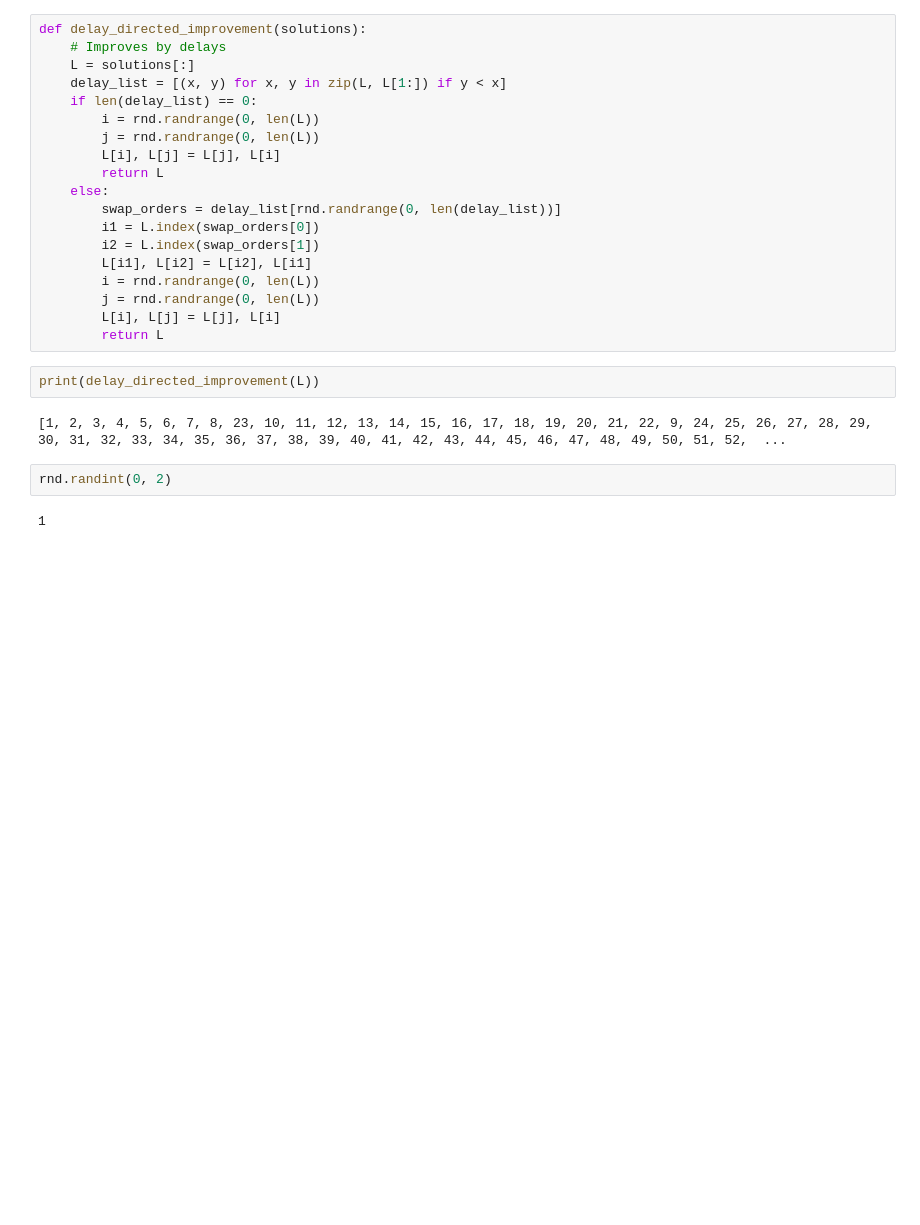
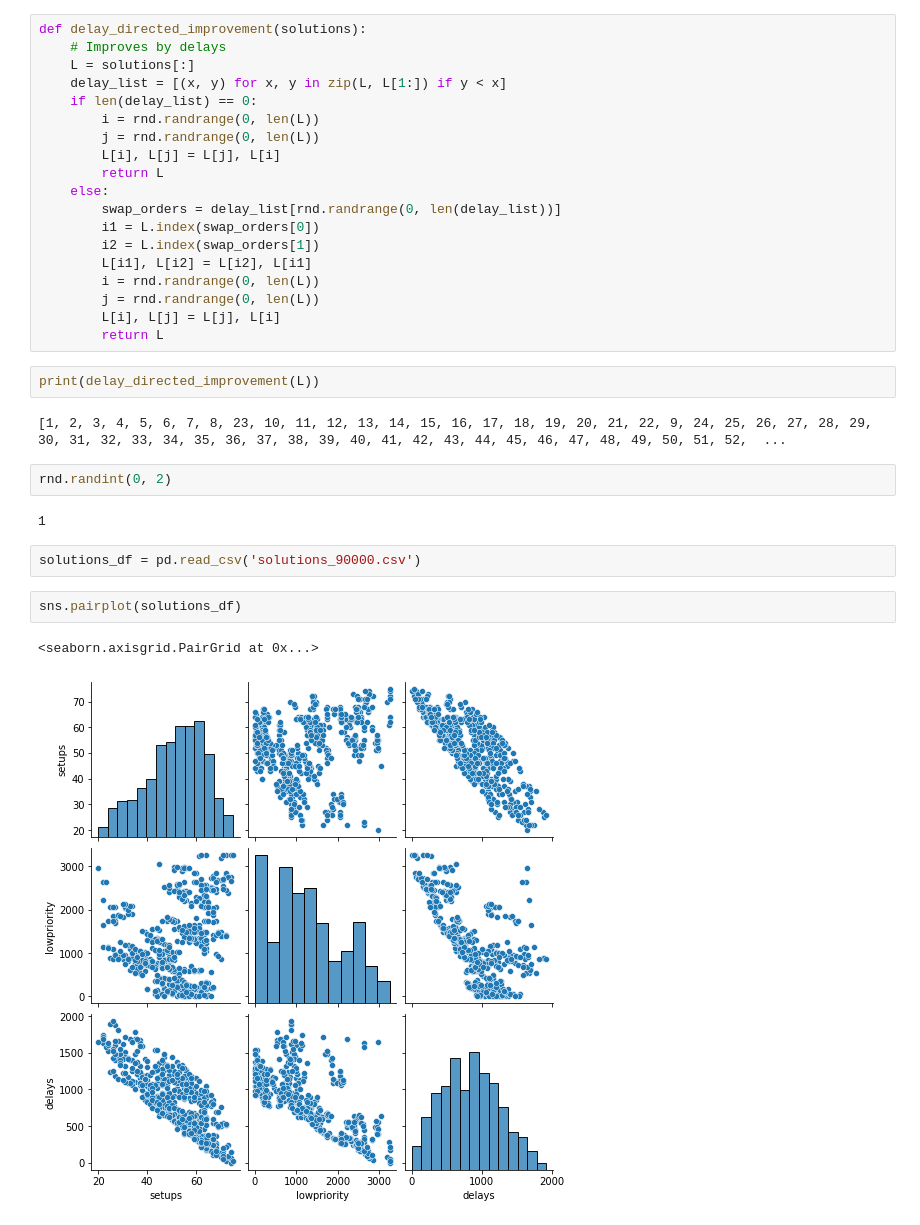
Before and after one commit to EthanRiley/evo-supply-chain, a Jupyter notebook: idk.ipynb, the cells around one changed output. Cells and saved outputs as stored; diff of their text form; blank space fills up the shorter version.

Commit message:
added pairplot for solutions

```diff
--- a/idk.ipynb
+++ b/idk.ipynb
@@ -251,3 +253,10 @@ print(delay_directed_improvement(L))
 rnd.randint(0, 2)
 # %% [output]
 1
+# %%
+solutions_df = pd.read_csv('solutions_90000.csv')
+# %%
+sns.pairplot(solutions_df)
+# %% [output]
+<seaborn.axisgrid.PairGrid at 0x...>
+[figure, added]
```
Also changed, not shown: parts of 2 cells of this notebook, 1 other file.
